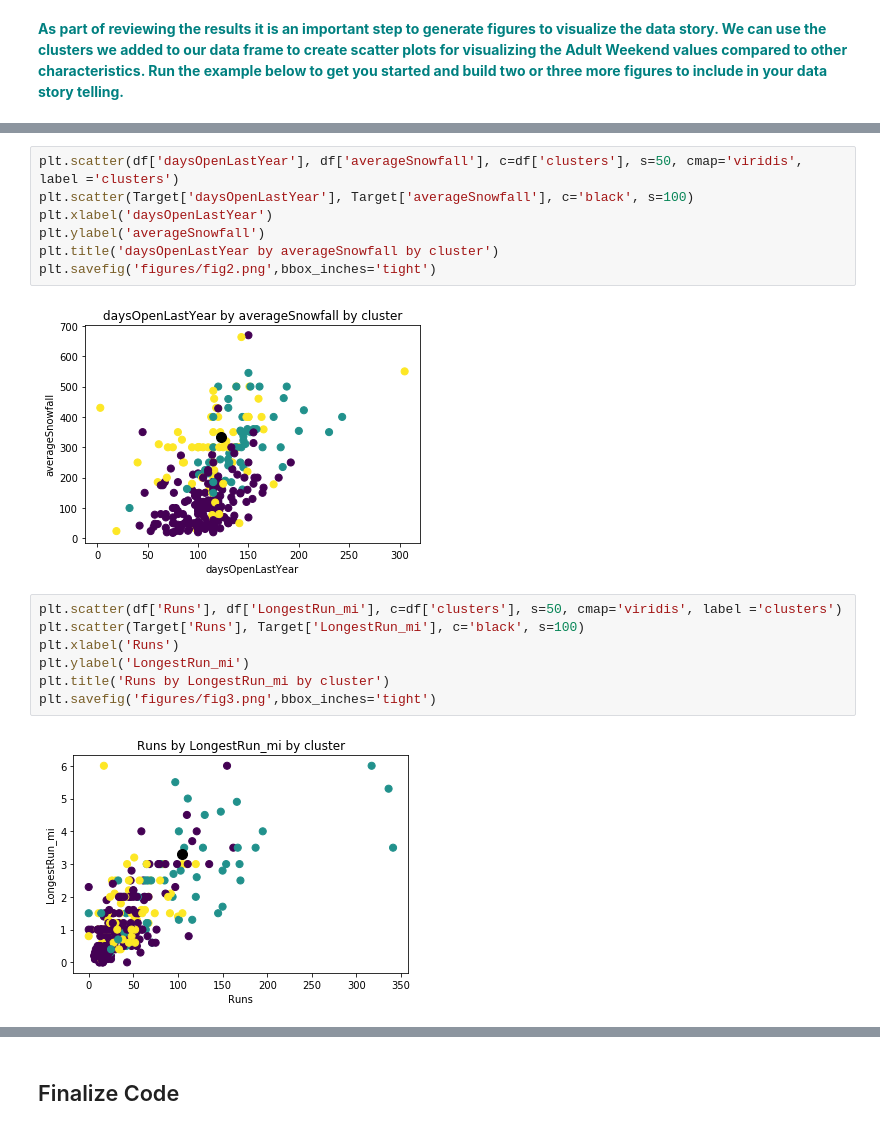
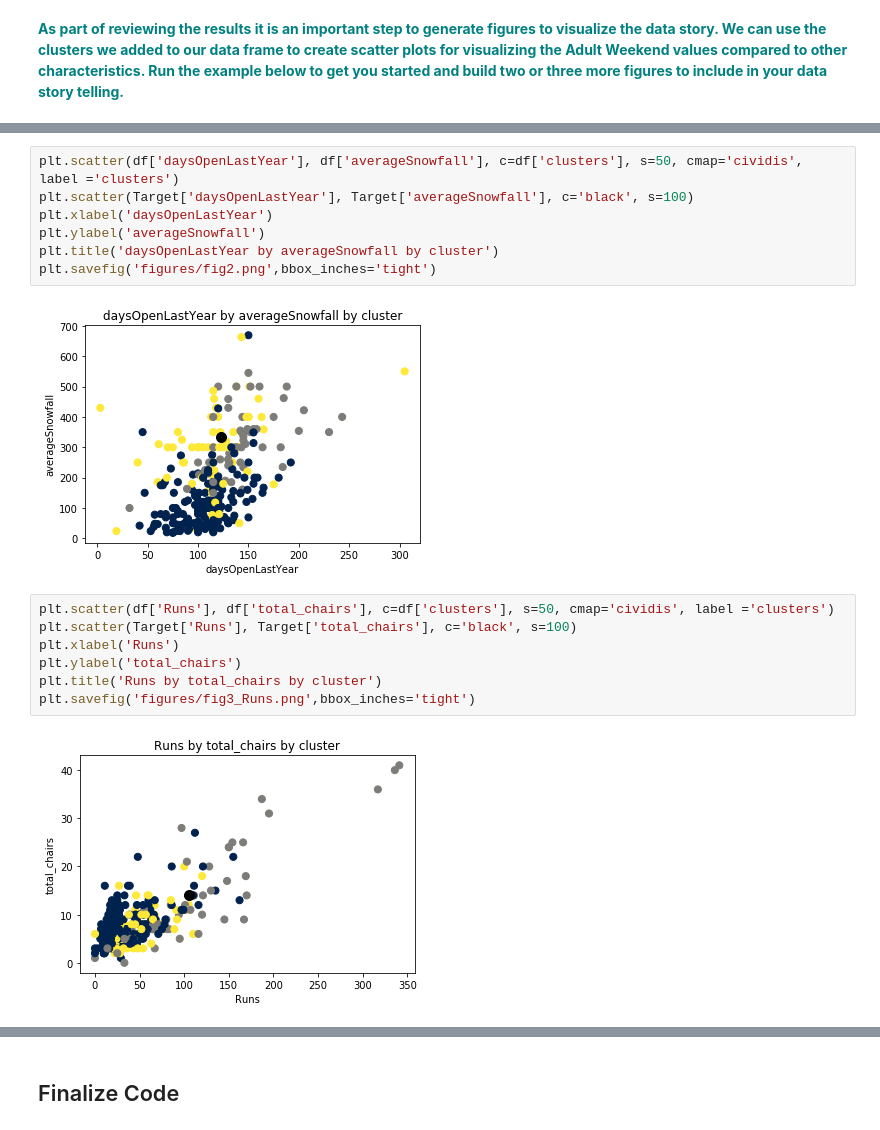
Before and after one commit to mrose10/Springboard, a Jupyter notebook: GuidedCapstone/Notebook_stepsix.ipynb, the cells around one changed output, grey strips where cells are left out. Saved outputs shown, nothing was run; the diff lists cells and outputs as text.

Commit message:
Adding figures and report

```diff
--- a/GuidedCapstone/Notebook_stepsix.ipynb
+++ b/GuidedCapstone/Notebook_stepsix.ipynb
@@ -135,20 +153,20 @@ plt.savefig('figures/fig1.png',bbox_inches='tight')
 # %%
-plt.scatter(df['daysOpenLastYear'], df['averageSnowfall'], c=df['clusters'], s=50, cmap='viridis', label ='clusters')
+plt.scatter(df['daysOpenLastYear'], df['averageSnowfall'], c=df['clusters'], s=50, cmap='cividis', label ='clusters')
 plt.scatter(Target['daysOpenLastYear'], Target['averageSnowfall'], c='black', s=100)
 plt.xlabel('daysOpenLastYear')
 plt.ylabel('averageSnowfall')
 plt.title('daysOpenLastYear by averageSnowfall by cluster')
 plt.savefig('figures/fig2.png',bbox_inches='tight')
 # %% [output]
-[figure, old version]
+[figure, new version]
 # %%
-plt.scatter(df['Runs'], df['LongestRun_mi'], c=df['clusters'], s=50, cmap='viridis', label ='clusters')
-plt.scatter(Target['Runs'], Target['LongestRun_mi'], c='black', s=100)
+plt.scatter(df['Runs'], df['total_chairs'], c=df['clusters'], s=50, cmap='cividis', label ='clusters')
+plt.scatter(Target['Runs'], Target['total_chairs'], c='black', s=100)
 plt.xlabel('Runs')
-plt.ylabel('LongestRun_mi')
-plt.title('Runs by LongestRun_mi by cluster')
-plt.savefig('figures/fig3.png',bbox_inches='tight')
+plt.ylabel('total_chairs')
+plt.title('Runs by total_chairs by cluster')
+plt.savefig('figures/fig3_Runs.png',bbox_inches='tight')
 # %% [output]
-[figure, old version]
+[figure, new version]
 # %%
 weekend = [df.clusters.values,y]
```
Also changed, not shown: parts of 9 cells of this notebook, 7 other files.
